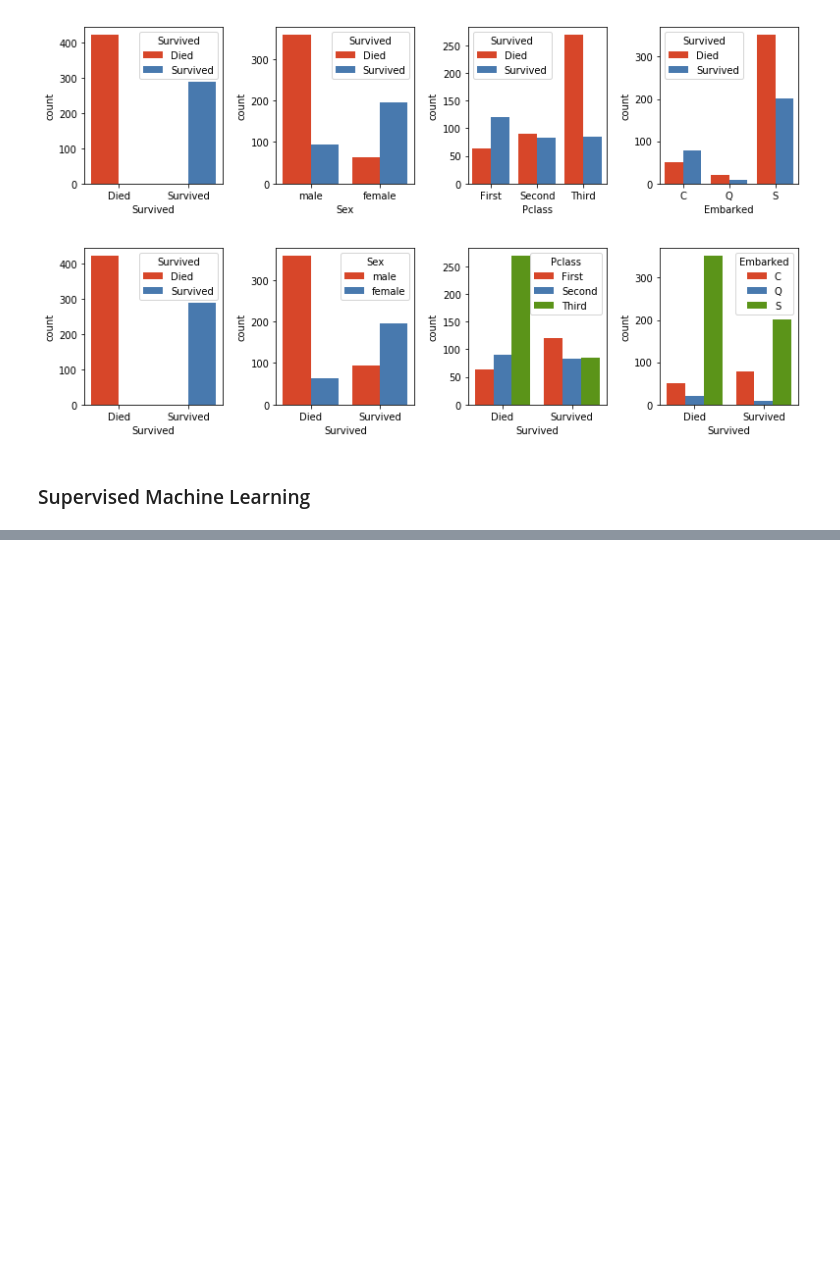
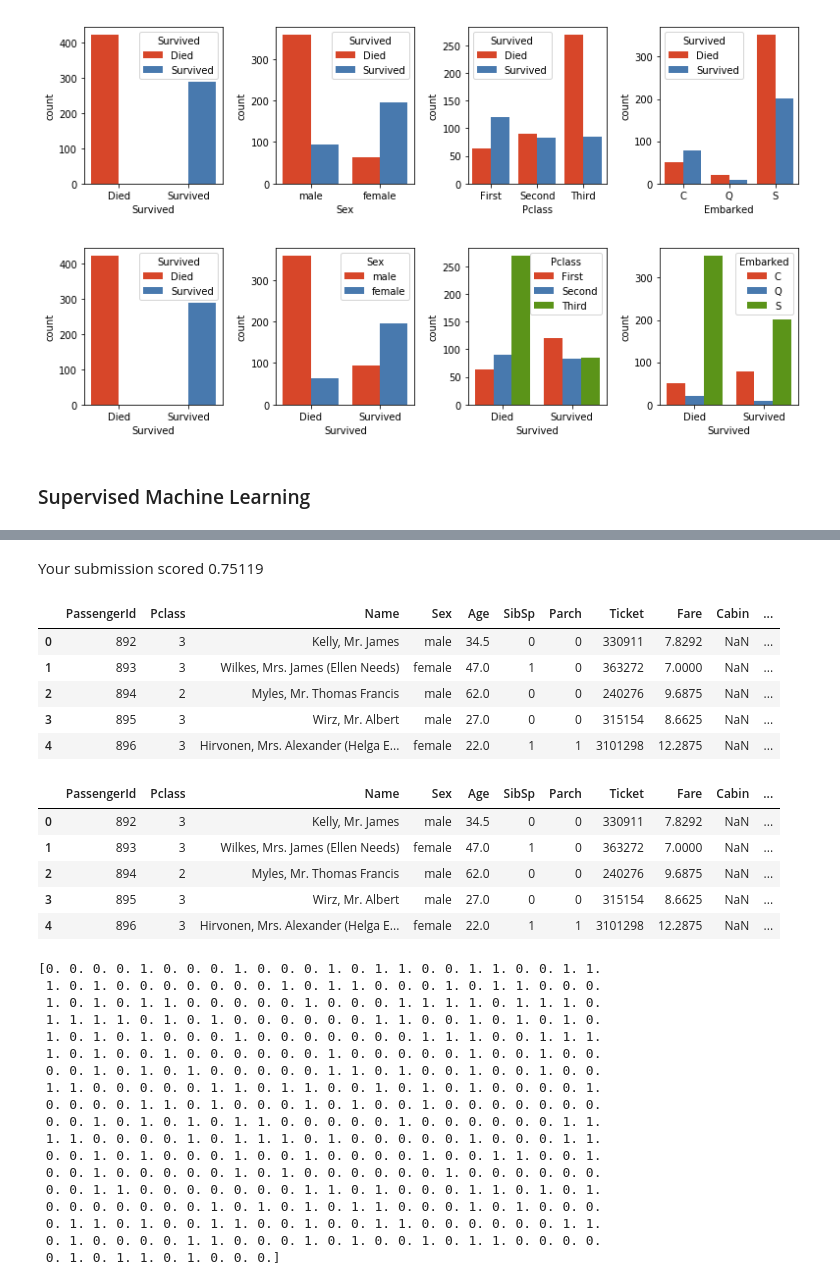
Before and after one commit to drakearch/titanic-kaggle, a Jupyter notebook: Titanic.ipynb, the cells around one changed output, grey strips where cells are left out. Drawn from its saved outputs; the diff is of its cells as text; code cells hidden in the pictures; blank space fills up the shorter version.

```diff
--- a/Titanic.ipynb
+++ b/Titanic.ipynb
@@ -132,0 +176,69 @@ dtype: float64
+# %%
+for i, (formula, model) in enumerate(zip(formulas, models)):
+    yt, Xt = dmatrices(formula, tdf, return_type='dataframe')
+    y_pred = model.predict(Xt)
+    tdf['Survived'] = y_pred
+    tdf = tdf.round({'Survived': 0})
+    tdf = tdf.astype({'Survived': int})
+    tdf[['PassengerId', 'Survived']].to_csv(
+        "data/output/{}logit_regression_submission.csv".format(i), index=False)
+
+
+#yt, Xt = dmatrices(formula, tdf, return_type = 'dataframe')
+
+#y_pred = results.predict(Xt)
+#tdf['Survived'] = y_pred
+#display(tdf.head())
+#print(y_pred)
+#df['Survived'] = pd.to_numeric(df['Survived'])
+#tdf = tdf.round({'Survived': 0})
+#tdf = tdf.astype({'Survived': int})
+#display(tdf.head())
+
+#tdf[['PassengerId', 'Survived']].to_csv("data/output/logitregres_submission.csv", index=False)
+# %% [markdown]
+Your submission scored 0.75119
+# %%
+y_pred2 = mdl.predict(Xt)
+
+tdf['Survived'] = y_pred2
+display(tdf.head())
+#print(y_pred)
+#df['Survived'] = pd.to_numeric(df['Survived'])
+#tdf = tdf.round({'Survived': 0})
+tdf = tdf.astype({'Survived': int})
+display(tdf.head())
+
+tdf[['PassengerId', 'Survived']].to_csv("data/output/logitregres2_submission.csv", index=False)
+print(y_pred2)
+# %% [output]
+|  | PassengerId | Pclass | Name | Sex | Age | SibSp | Parch | Ticket | Fare | Cabin | ... |
+| 0 | 892 | 3 | Kelly, Mr. James | male | 34.5 | 0 | 0 | 330911 | 7.8292 | NaN | ... |
+| 1 | 893 | 3 | Wilkes, Mrs. James (Ellen Needs) | female | 47.0 | 1 | 0 | 363272 | 7.0000 | NaN | ... |
+| 2 | 894 | 2 | Myles, Mr. Thomas Francis | male | 62.0 | 0 | 0 | 240276 | 9.6875 | NaN | ... |
+| 3 | 895 | 3 | Wirz, Mr. Albert | male | 27.0 | 0 | 0 | 315154 | 8.6625 | NaN | ... |
+| 4 | 896 | 3 | Hirvonen, Mrs. Alexander (Helga E... | female | 22.0 | 1 | 1 | 3101298 | 12.2875 | NaN | ... |
+|  | PassengerId | Pclass | Name | Sex | Age | SibSp | Parch | Ticket | Fare | Cabin | ... |
+| 0 | 892 | 3 | Kelly, Mr. James | male | 34.5 | 0 | 0 | 330911 | 7.8292 | NaN | ... |
+| 1 | 893 | 3 | Wilkes, Mrs. James (Ellen Needs) | female | 47.0 | 1 | 0 | 363272 | 7.0000 | NaN | ... |
+| 2 | 894 | 2 | Myles, Mr. Thomas Francis | male | 62.0 | 0 | 0 | 240276 | 9.6875 | NaN | ... |
+| 3 | 895 | 3 | Wirz, Mr. Albert | male | 27.0 | 0 | 0 | 315154 | 8.6625 | NaN | ... |
+| 4 | 896 | 3 | Hirvonen, Mrs. Alexander (Helga E... | female | 22.0 | 1 | 1 | 3101298 | 12.2875 | NaN | ... |
+[0. 0. 0. 0. 1. 0. 0. 0. 1. 0. 0. 0. 1. 0. 1. 1. 0. 0. 1. 1. 0. 0. 1. 1.
+ 1. 0. 1. 0. 0. 0. 0. 0. 0. 0. 1. 0. 1. 1. 0. 0. 0. 1. 0. 1. 1. 0. 0. 0.
+ 1. 0. 1. 0. 1. 1. 0. 0. 0. 0. 0. 1. 0. 0. 0. 1. 1. 1. 1. 0. 1. 1. 1. 0.
+ 1. 1. 1. 1. 0. 1. 0. 1. 0. 0. 0. 0. 0. 0. 1. 1. 0. 0. 1. 0. 1. 0. 1. 0.
+ 1. 0. 1. 0. 1. 0. 0. 0. 1. 0. 0. 0. 0. 0. 0. 0. 1. 1. 1. 0. 0. 1. 1. 1.
+ 1. 0. 1. 0. 0. 1. 0. 0. 0. 0. 0. 0. 1. 0. 0. 0. 0. 0. 1. 0. 0. 1. 0. 0.
+ 0. 0. 1. 0. 1. 0. 1. 0. 0. 0. 0. 0. 1. 1. 0. 1. 0. 0. 1. 0. 0. 1. 0. 0.
+ 1. 1. 0. 0. 0. 0. 0. 1. 1. 0. 1. 1. 0. 0. 1. 0. 1. 0. 1. 0. 0. 0. 0. 1.
+ 0. 0. 0. 0. 1. 1. 0. 1. 0. 0. 0. 1. 0. 1. 0. 0. 1. 0. 0. 0. 0. 0. 0. 0.
+ 0. 0. 1. 0. 1. 0. 1. 0. 1. 1. 0. 0. 0. 0. 0. 1. 0. 0. 0. 0. 0. 0. 1. 1.
+ 1. 1. 0. 0. 0. 0. 1. 0. 1. 1. 1. 0. 1. 0. 0. 0. 0. 0. 1. 0. 0. 0. 1. 1.
+ 0. 0. 1. 0. 1. 0. 0. 0. 1. 0. 0. 1. 0. 0. 0. 0. 1. 0. 0. 1. 1. 0. 0. 1.
+ 0. 0. 1. 0. 0. 0. 0. 0. 1. 0. 1. 0. 0. 0. 0. 0. 0. 1. 0. 0. 0. 0. 0. 0.
+ 0. 0. 1. 1. 0. 0. 0. 0. 0. 0. 0. 1. 1. 0. 1. 0. 0. 0. 1. 1. 0. 1. 0. 1.
+ 0. 0. 0. 0. 0. 0. 0. 1. 0. 1. 0. 1. 0. 1. 1. 0. 0. 0. 1. 0. 1. 0. 0. 0.
+ 0. 1. 1. 0. 1. 0. 0. 1. 1. 0. 0. 1. 0. 0. 1. 1. 0. 0. 0. 0. 0. 0. 1. 1.
+ 0. 1. 0. 0. 0. 0. 1. 1. 0. 0. 0. 1. 0. 1. 0. 0. 1. 0. 1. 1. 0. 0. 0. 0.
+ 0. 1. 0. 1. 1. 0. 1. 0. 0. 0.]
```
Also changed, not shown: parts of 3 cells of this notebook, 6 other files.
